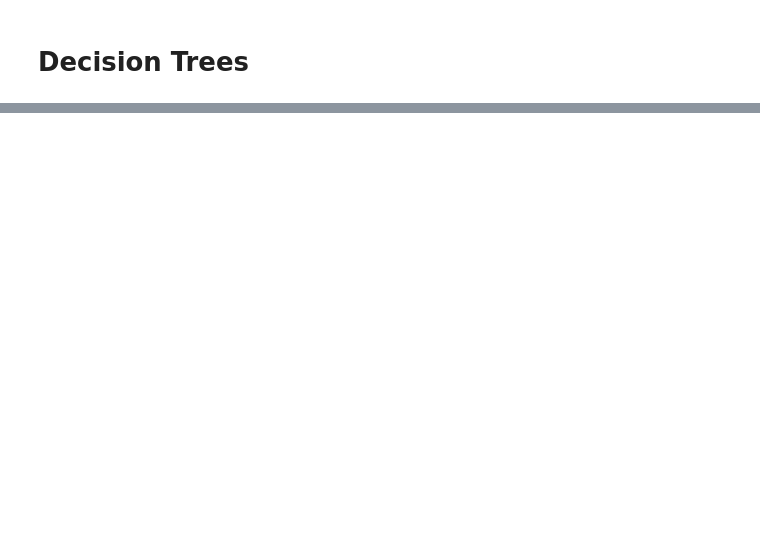
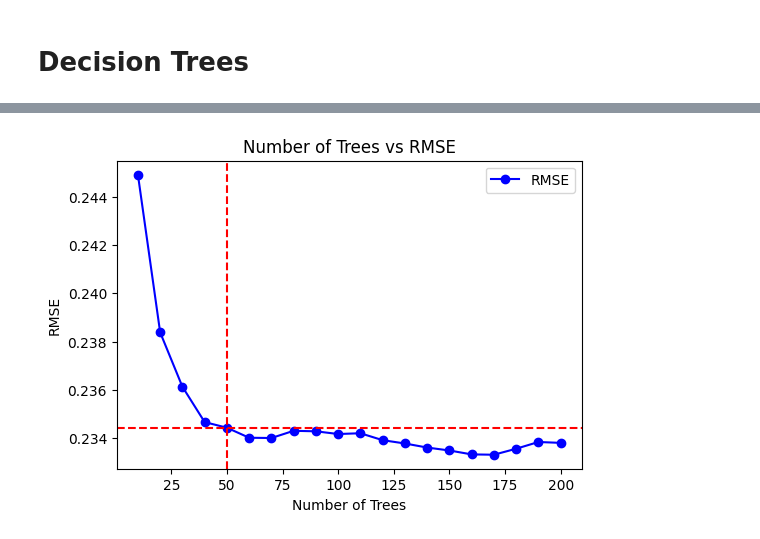
Before and after one commit to marcosbenicio/ML-zoomcamp, a Jupyter notebook: 06Trees/homework_6.ipynb, the cells around one changed output, grey strips where cells are left out. Saved outputs shown, nothing was run; the diff lists cells and outputs as text; code cells hidden in the pictures; blank space fills up the shorter version.

```diff
--- a/06Trees/homework_6.ipynb
+++ b/06Trees/homework_6.ipynb
@@ -237,0 +618,8 @@ $$
+# %%
+# My Model
+rf = MyRandomForestRegressor(n_estimators = 10, random_state = 1)
+rf.fit(X_train, Y_train)
+Y_pred = rf.predict(X_val)
+
+rmse = np.sqrt(mean_squared_error(Y_val, Y_pred))
+print('rmse = ', rmse)
@@ -237,0 +628,7 @@ $$
+# %%
+# scikit-learn Model
+rf = RandomForestRegressor(n_estimators = 10, random_state =1,  n_jobs=-1)
+rf.fit(X_train, Y_train)
+Y_pred = rf.predict(X_val)
+rmse = np.sqrt(mean_squared_error(Y_val, Y_pred))
+print('rmse = ', rmse)
@@ -237,0 +654,26 @@ $$
+# %%
+
+n_trees = np.linspace(10, 200, 20, dtype=int)
+rmse_list = []
+for tree in n_trees:
+    rf = RandomForestRegressor(n_estimators = tree, random_state =1,  n_jobs=-1)
+    rf.fit(X_train, Y_train)
+    Y_pred = rf.predict(X_val)
+
+    rmse = np.sqrt(mean_squared_error(Y_val, Y_pred))
+    rmse_list.append(rmse)
+
+plt.figure(figsize=(6, 4))
+
+plt.plot(n_trees, rmse_list, label='RMSE', marker='o', color = 'blue')
+# lines
+plt.axvline(x=50, color='red', linestyle='--')
+plt.axhline(y=rmse_list[4], color='red', linestyle='--')
+
+plt.title('Number of Trees vs RMSE')
+plt.xlabel('Number of Trees')
+plt.ylabel('RMSE')
+plt.legend()
+plt.show()
+# %% [output]
+[figure, added]
```
Also changed, not shown: parts of 29 cells of this notebook, 2 other files.
